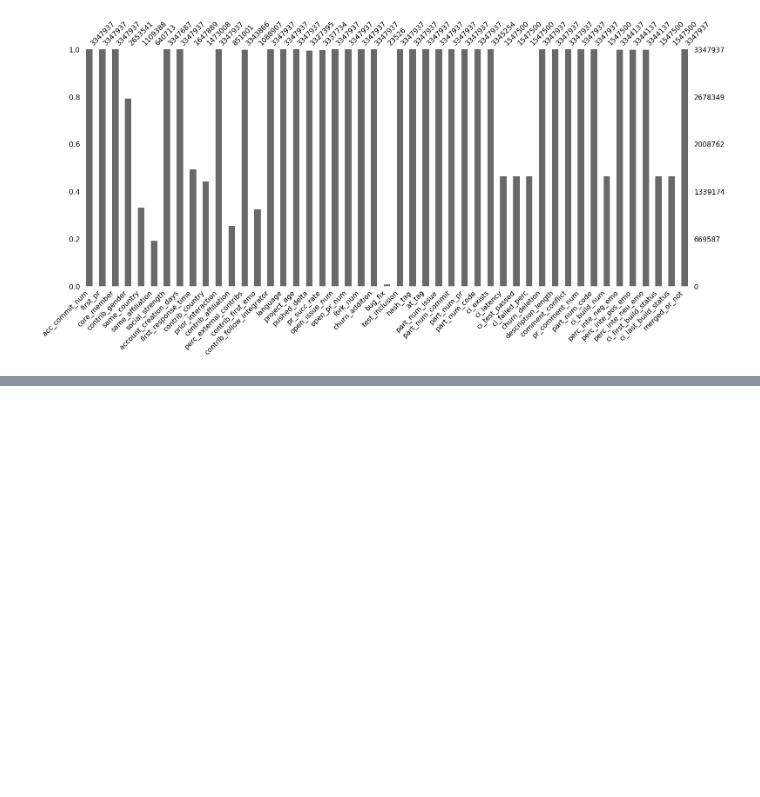
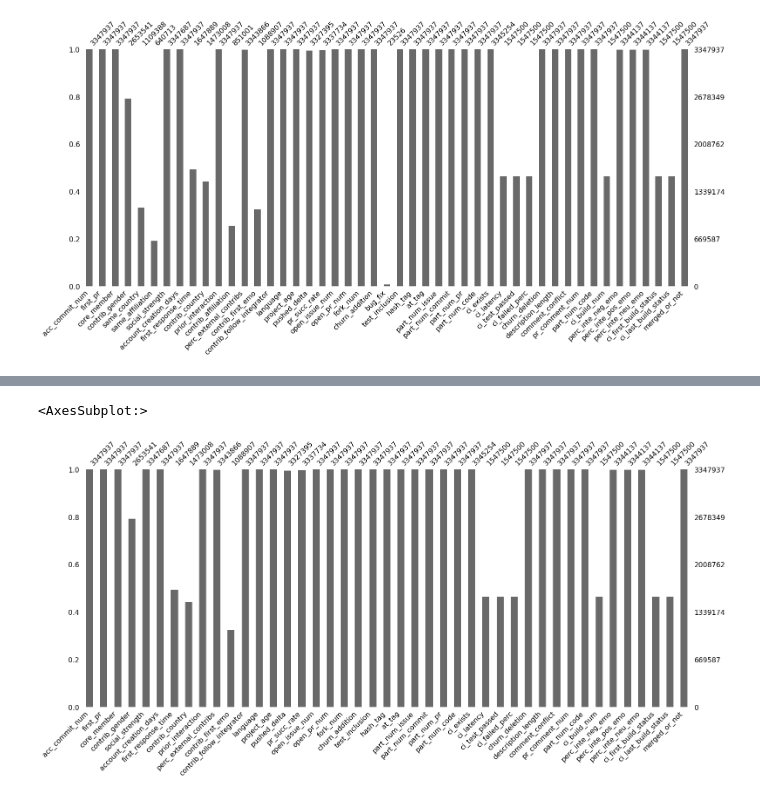
Before and after one commit to PrithaSarkar/Dissertation, a Jupyter notebook: Development/EDA.ipynb, the cells around one changed output, grey strips where cells are left out. Saved outputs shown, nothing was run; the diff lists cells and outputs as text; code cells hidden in the pictures; blank space fills up the shorter version.

```diff
--- a/Development/EDA.ipynb
+++ b/Development/EDA.ipynb
@@ -104,3 +87,8 @@ msno.bar(new_df)
 # %% [output]
 <AxesSubplot:>
 [figure]
+# %%
+new_df.drop('same_affiliation', axis=1, inplace=True)
+new_df.drop('same_country', axis=1, inplace=True)
+new_df.drop('contrib_affiliation', axis=1, inplace= True)
+new_df.drop('bug_fix', axis=1, inplace=True)
@@ -106,0 +104,5 @@ msno.bar(new_df)
+# %%
+msno.bar(new_df)
+# %% [output]
+<AxesSubplot:>
+[figure, added]
```
Also changed, not shown: parts of 3 cells of this notebook.
